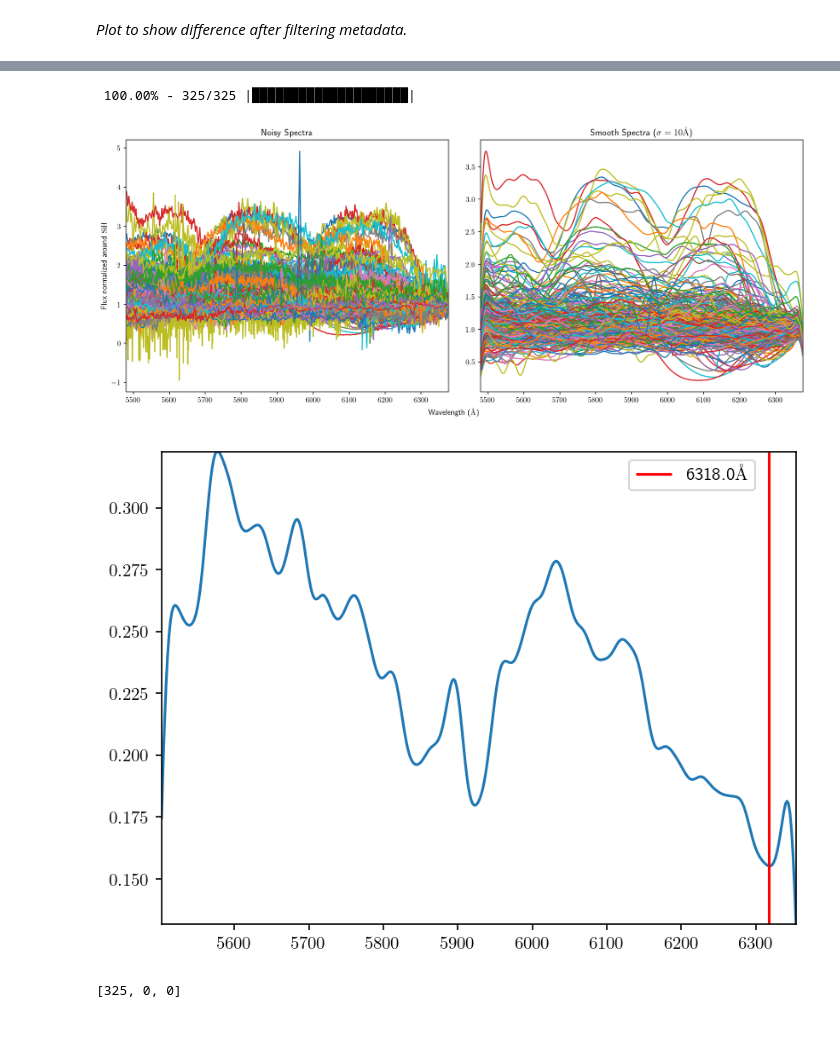
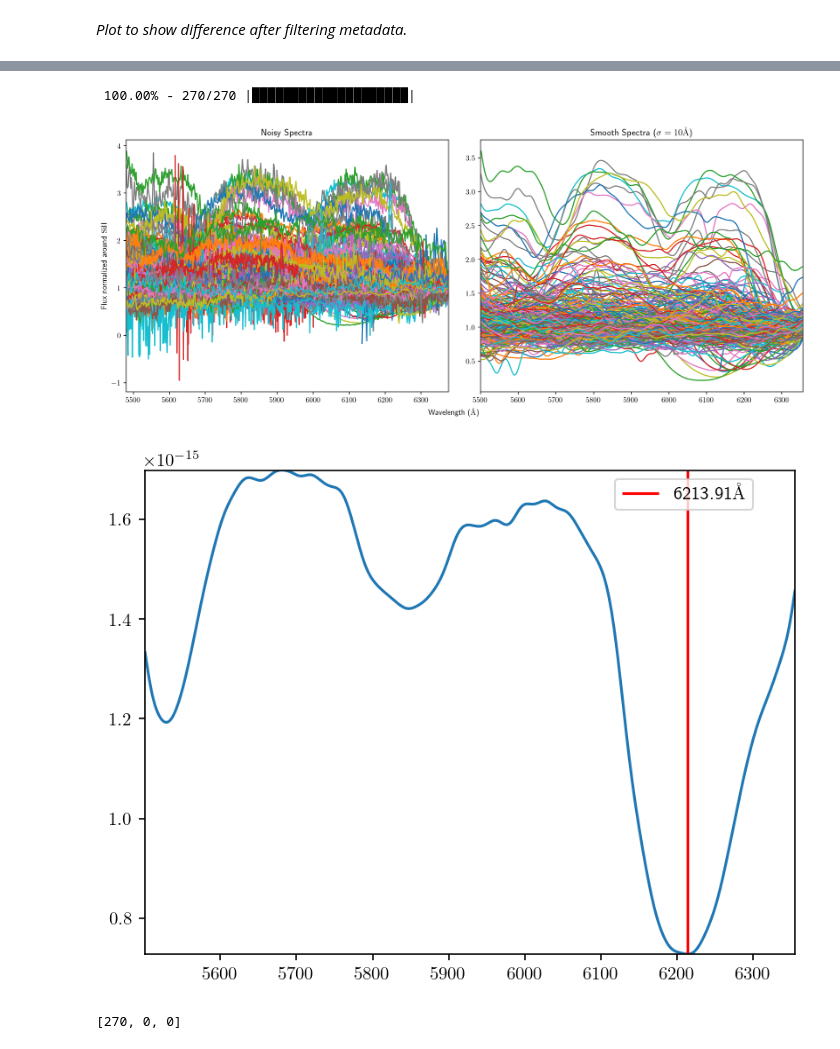
Before and after one commit to tobyheller-ucsd/SNIaEjectaVelocityAnalysis, a Jupyter notebook: final_project.ipynb, the cells around one changed output, grey strips where cells are left out. Cells and saved outputs as stored; diff of their text form; code cells hidden in the pictures.

```diff
--- a/final_project.ipynb
+++ b/final_project.ipynb
@@ -202,7 +202,7 @@ for i in range(len(peak_light_spectra)):
             spec['Flux'] = smooth_data(spec['Wavelength'].to_value(), spec['Flux'], smooth_sigma)
             spec = spec[spec['Wavelength'] <= si2]
 
-            minima = argrelmin(spec['Flux'], order=20)
+            minima = argrelmin(spec['Flux'], order=10)
             if (len(minima[0]) > 0):
                 absorption_line = spec['Wavelength'][minima[0][-1]]
                 analyzed_spectra['Ejecta Redshift'][i] = calculate_redshift(absorption_line, si2)
@@ -287,33 +287,35 @@ for i, row in enumerate(good_data):
             good_data['Mean Resolution'] = calculate_intervals(spec['Wavelength']).to_value().mean()
         spec['Wavelength'] *= (z + 1)
         spec = spec[(spec['Wavelength'] >= (5500-20)*u.Angstrom) & (spec['Wavelength'] <= si2+20*u.Angstrom)]
+        range_mask = (spec['Wavelength'] >= (5500)*u.Angstrom) & (spec['Wavelength'] <= si2)
         if len(spec['Flux']) > 0:
             spec['Flux'] /= spec['Flux'][-1] #scale flux around the flux of the Si II line
             axs[0].plot(spec['Wavelength'], spec['Flux'])
-            axs[1].plot(spec['Wavelength'], smooth_data(spec['Wavelength'].to_value(), spec['Flux'], smooth_sigma))
+            axs[1].plot(spec['Wavelength'][range_mask], smooth_data(spec['Wavelength'].to_value(), spec['Flux'], smooth_sigma)[range_mask])
     except (TypeError, ValueError, FileNotFoundError, astropy.io.ascii.InconsistentTableError, MemoryError) as e:
         pass
     progress_bar(i+1, len(good_data), 20)
 plt.savefig('smoothed_spectra.png')
 # %% [output]
- 100.00% - 325/325 |████████████████████|
+ 100.00% - 270/270 |████████████████████|
-[figure, old version]
+[figure, new version]
 # %%
-v_calculation_example = good_data[np.random.default_rng(15863).integers(0, len(good_data))]
+v_calculation_example = good_data[np.random.default_rng(1847356).integers(0, len(good_data))]
 ex_spec: Table = Table.read(f'wiserep_data/{v_calculation_example['Ascii file']}', format='ascii')
 ex_spec: QTable =  QTable([ex_spec.columns[0], ex_spec.columns[1]], names=['Wavelength', 'Flux'], units=[u.Angstrom, None])
 ex_spec = ex_spec[(ex_spec['Wavelength'] > (5500 - 20)*u.Angstrom) & (ex_spec['Wavelength'] < si2 +20* u.Angstrom)]
+ex_smooth = smooth_data(ex_spec['Wavelength'].to_value(), ex_spec['Flux'], smooth_sigma)
+ex_smooth = ex_smooth[(ex_spec['Wavelength'] > 5500*u.Angstrom) & (ex_spec['Wavelength'] < si2)]
 ex_spec = ex_spec[(ex_spec['Wavelength'] > 5500*u.Angstrom) & (ex_spec['Wavelength'] < si2)]
-ex_smooth = smooth_data(ex_spec['Wavelength'].to_value(), ex_spec['Flux'], smooth_sigma)
 ex_min = argrelmin(ex_smooth, order=10)[0][-1]
 ex_fig, ex_ax = plt.subplots()
 ex_ax.margins(0)
 ex_ax.plot(ex_spec['Wavelength'], ex_smooth)
 ex_ax.vlines(ex_spec['Wavelength'][ex_min].to_value(), *ex_ax.get_ylim(), color='red', label=f'{ex_spec['Wavelength'][ex_min].to_value()}'+r'$\unit{\angstrom}$')
 ex_ax.legend(bbox_to_anchor=(0, 0, 0.95, 1))
 plt.savefig('ex_velocity.png')
 # %% [output]
-[figure, old version]
+[figure, new version]
 # %%
 def trimmed_kde(data, bins, sigma, threshold):
     x, y = kde(data, bins, sigma)
@@ -336,5 +338,5 @@ data_by_type = [good_data[good_data['Obj. Type'] == t] for t in sn_types]
 # %%
 print([len(i) for i in data_by_type])
 # %% [output]
-[325, 0, 0]
+[270, 0, 0]
 # %%
```
Also changed, not shown: parts of 7 cells of this notebook, 7 other files.
